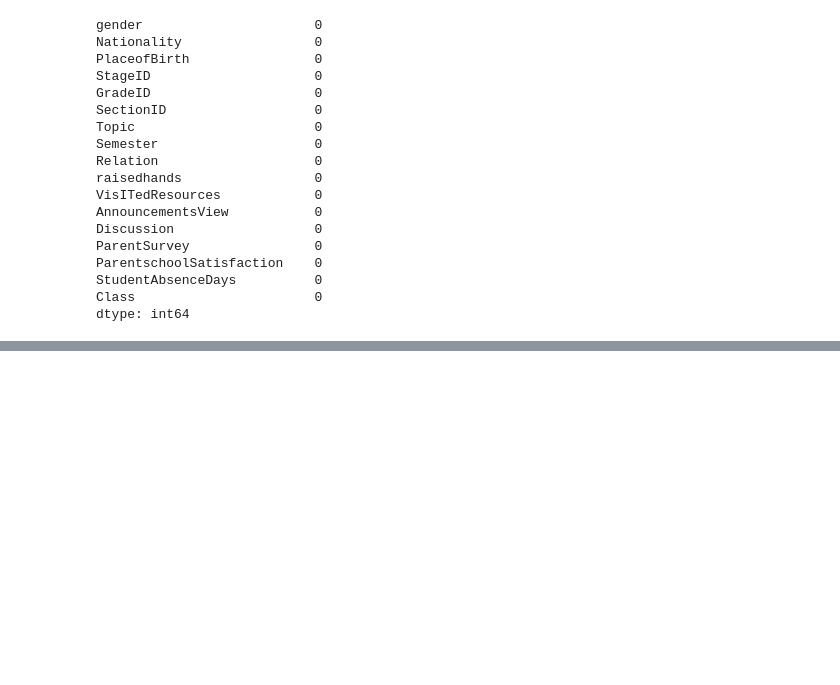
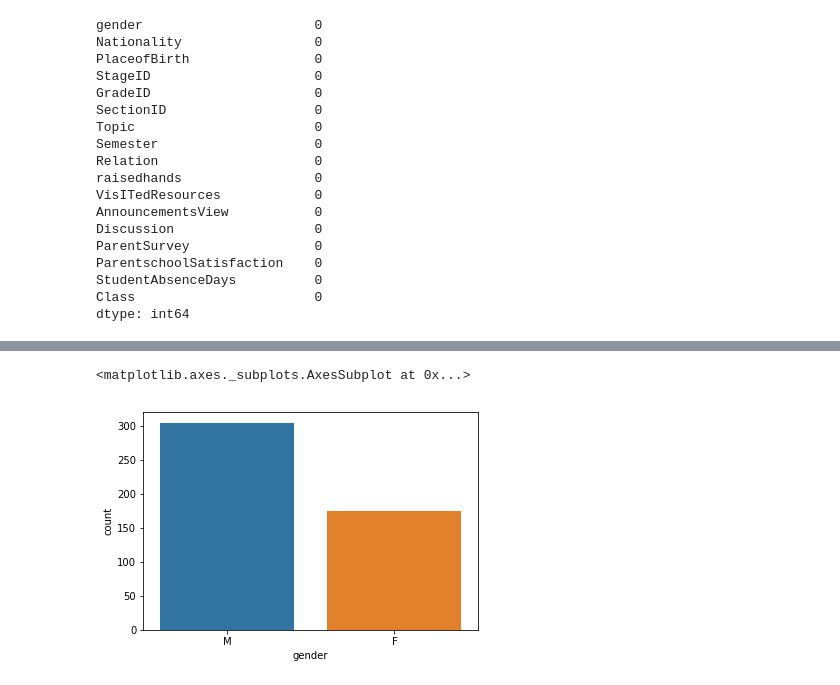
Before and after one commit to nikhildutta333/Machine-learning-Project, a Jupyter notebook: project.ipynb, the cells around one changed output, grey strips where cells are left out. Drawn from its saved outputs; the diff is of its cells as text; code cells hidden in the pictures; blank space fills up the shorter version.

```diff
--- a/project.ipynb
+++ b/project.ipynb
@@ -220,0 +140,5 @@ data1
+# %%
+sns.countplot(x='gender',data=data)
+# %% [output]
+<matplotlib.axes._subplots.AxesSubplot at 0x...>
+[figure, added]
```
Also changed, not shown: parts of 61 cells of this notebook.
